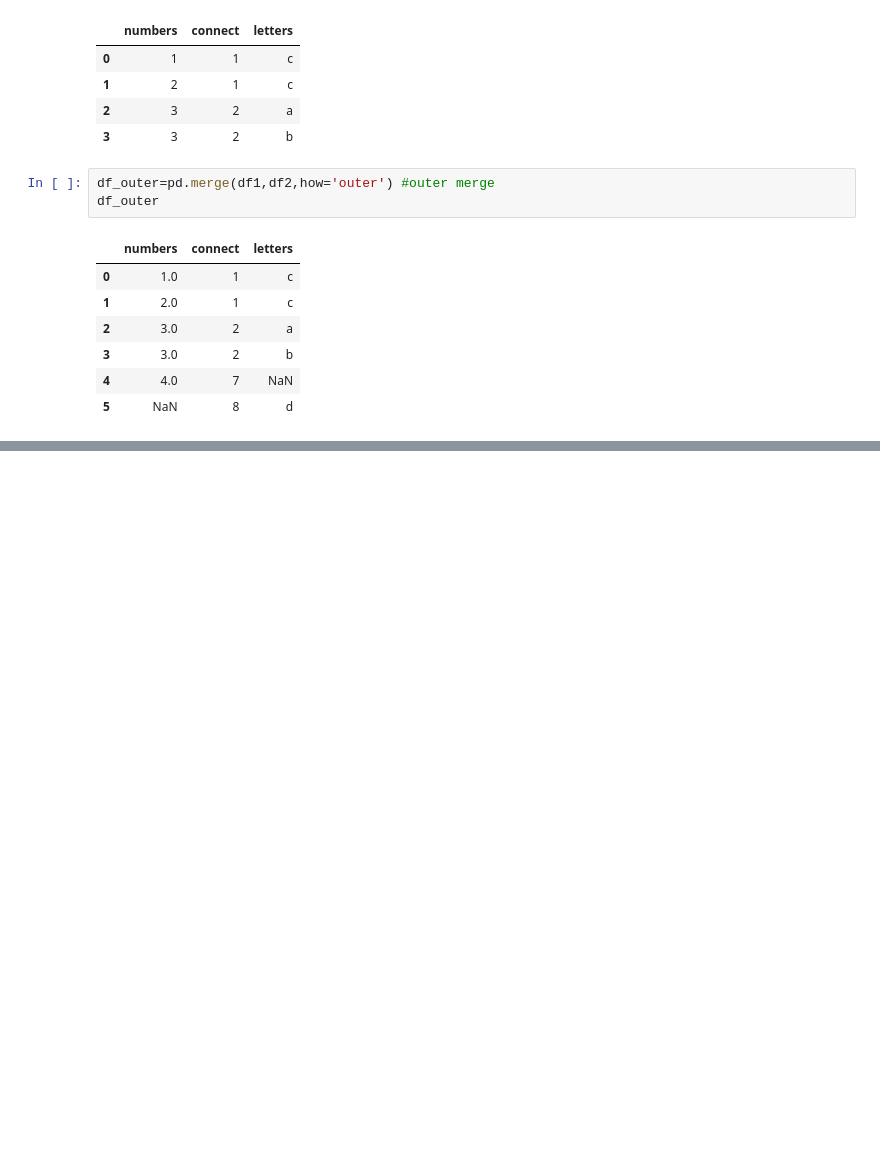
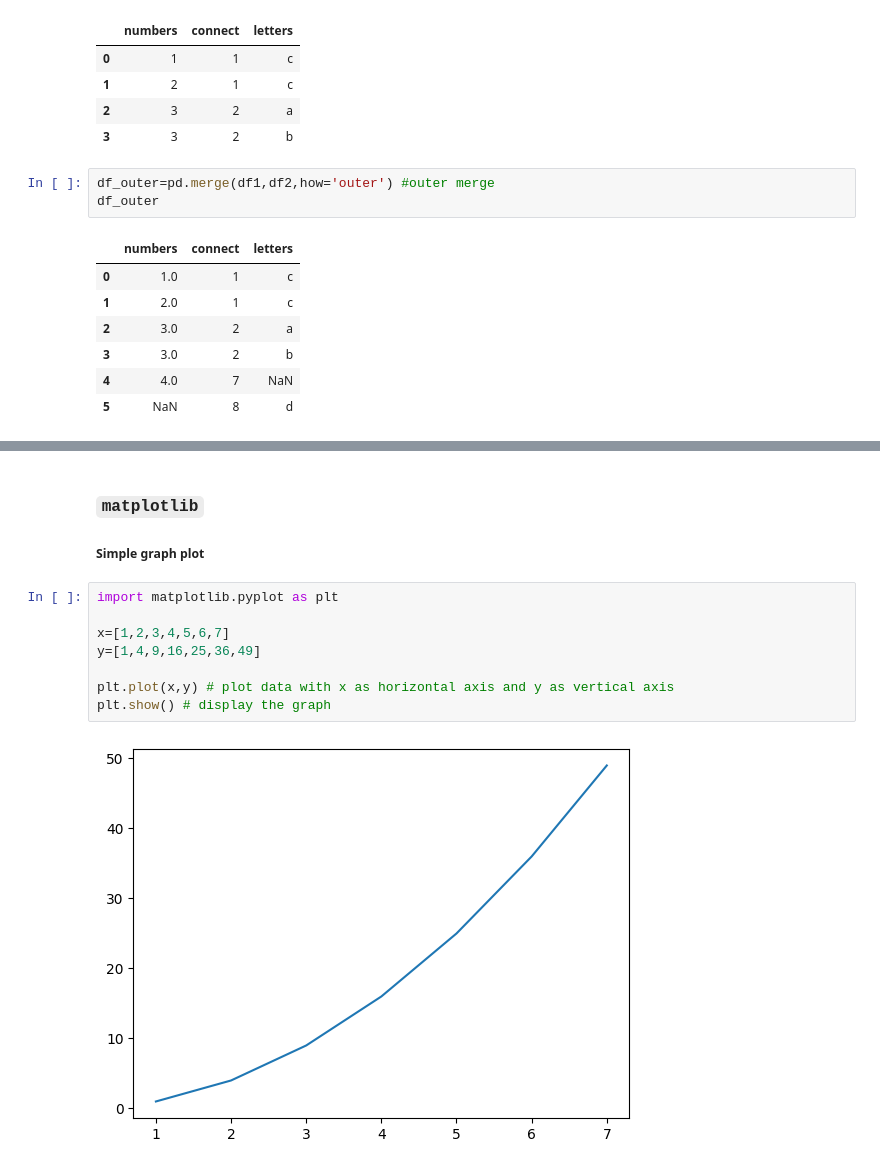
Before and after one commit to F-Badger/l2, a Jupyter notebook: COMP2271 Data Science/Data Cleaning and Analytics.ipynb, the cells around one changed output, grey strips where cells are left out. Cells and saved outputs as stored; diff of their text form; blank space fills up the shorter version.

Commit message:
data science l18

```diff
--- a/COMP2271 Data Science/Data Cleaning and Analytics.ipynb
+++ b/COMP2271 Data Science/Data Cleaning and Analytics.ipynb
@@ -1686,0 +1716,14 @@ df_outer
+# %% [markdown]
+### `matplotlib`
+
+##### Simple graph plot
+# %%
+import matplotlib.pyplot as plt
+
+x=[1,2,3,4,5,6,7]
+y=[1,4,9,16,25,36,49]
+
+plt.plot(x,y) # plot data with x as horizontal axis and y as vertical axis
+plt.show() # display the graph
+# %% [output]
+[figure, added]
```
Also changed, not shown: parts of 28 cells of this notebook, 14 other files.
